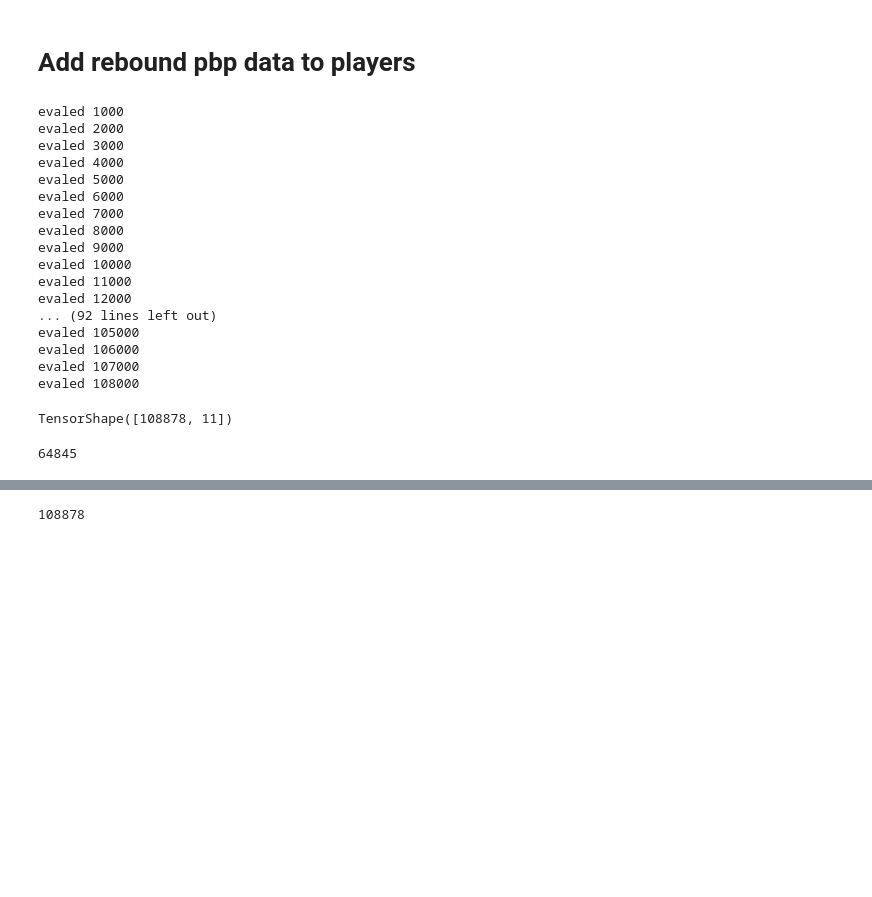
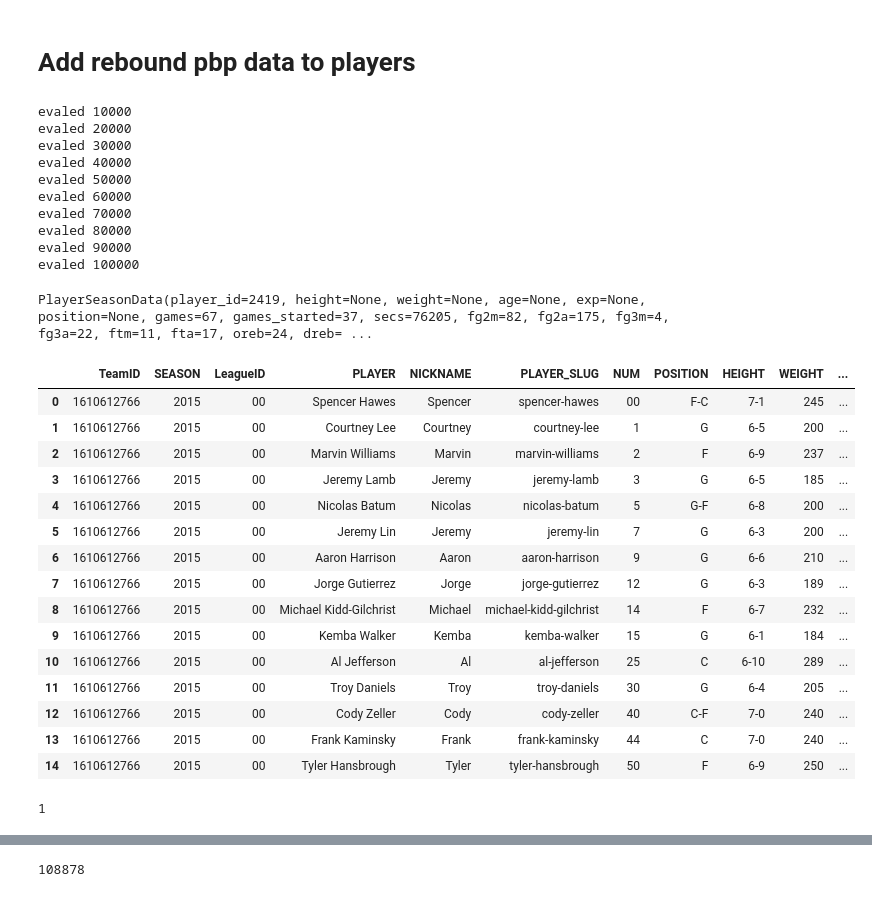
Before and after one commit to bahalbach/nbaproject, a Jupyter notebook: nbaproject/predict_rebounds.ipynb, the cells around one changed output, grey strips where cells are left out. Drawn from its saved outputs; the diff is of its cells as text; code cells hidden in the pictures; blank space fills up the shorter version.

```diff
--- a/nbaproject/predict_rebounds.ipynb
+++ b/nbaproject/predict_rebounds.ipynb
@@ -402,7 +394,9 @@ accr: 0.6766
 # %% [markdown]
 # Add rebound pbp data to players
 # %%
-predictions = tf.nn.softmax(rebound_model.predict(processed_train_X)[0])
+from time import time
+
+predictions = tf.nn.softmax(rebound_model.predict(processed_train_X)[0]).numpy()
 prediction_index = 0
 
 for game_id in train_games:
@@ -411,7 +405,7 @@ for game_id in train_games:
         if ge.event_type == EventType.Rebound:
             prediction = predictions[prediction_index]
             prediction_index += 1
-            if prediction_index % 1000 == 0:
+            if prediction_index % 10000 == 0:
                 print("evaled", prediction_index)
             # chances = {}
             # for result_class, i in category_indices.items():
@@ -426,28 +420,51 @@ for game_id in train_games:
                     else:
                         players[player_id].add_dreb_event(ge, prediction)
 # %% [output]
-evaled 1000
-evaled 2000
-evaled 3000
-evaled 4000
-evaled 5000
-evaled 6000
-evaled 7000
-evaled 8000
-evaled 9000
 evaled 10000
-evaled 11000
-evaled 12000
-... (92 lines left out)
-evaled 105000
-evaled 106000
-evaled 107000
-evaled 108000
+evaled 20000
+evaled 30000
+evaled 40000
+evaled 50000
+evaled 60000
+evaled 70000
+evaled 80000
+evaled 90000
+evaled 100000
-# %%
-predictions.shape
-# %% [output]
-TensorShape([108878, 11])
-# %%
-prediction_index
-# %% [output]
-64845
+# %%
+players[2419]
+# %% [output]
+PlayerSeasonData(player_id=2419, height=None, weight=None, age=None, exp=None, position=None, games=67, games_started=37, secs=76205, fg2m=82, fg2a=175, fg3m=4, fg3a=22, ftm=11, fta=17, oreb=24, dreb= ...
+# %%
+for ts in season.team_seasons.values():
+    ts
+df = ts.roster_df
+df
+# %% [output]
+|  | TeamID | SEASON | LeagueID | PLAYER | NICKNAME | PLAYER_SLUG | NUM | POSITION | HEIGHT | WEIGHT | ... |
+| 0 | 1610612766 | 2015 | 00 | Spencer Hawes | Spencer | spencer-hawes | 00 | F-C | 7-1 | 245 | ... |
+| 1 | 1610612766 | 2015 | 00 | Courtney Lee | Courtney | courtney-lee | 1 | G | 6-5 | 200 | ... |
+| 2 | 1610612766 | 2015 | 00 | Marvin Williams | Marvin | marvin-williams | 2 | F | 6-9 | 237 | ... |
+| 3 | 1610612766 | 2015 | 00 | Jeremy Lamb | Jeremy | jeremy-lamb | 3 | G | 6-5 | 185 | ... |
+| 4 | 1610612766 | 2015 | 00 | Nicolas Batum | Nicolas | nicolas-batum | 5 | G-F | 6-8 | 200 | ... |
+| 5 | 1610612766 | 2015 | 00 | Jeremy Lin | Jeremy | jeremy-lin | 7 | G | 6-3 | 200 | ... |
+| 6 | 1610612766 | 2015 | 00 | Aaron Harrison | Aaron | aaron-harrison | 9 | G | 6-6 | 210 | ... |
+| 7 | 1610612766 | 2015 | 00 | Jorge Gutierrez | Jorge | jorge-gutierrez | 12 | G | 6-3 | 189 | ... |
+| 8 | 1610612766 | 2015 | 00 | Michael Kidd-Gilchrist | Michael | michael-kidd-gilchrist | 14 | F | 6-7 | 232 | ... |
+| 9 | 1610612766 | 2015 | 00 | Kemba Walker | Kemba | kemba-walker | 15 | G | 6-1 | 184 | ... |
+| 10 | 1610612766 | 2015 | 00 | Al Jefferson | Al | al-jefferson | 25 | C | 6-10 | 289 | ... |
+| 11 | 1610612766 | 2015 | 00 | Troy Daniels | Troy | troy-daniels | 30 | G | 6-4 | 205 | ... |
+| 12 | 1610612766 | 2015 | 00 | Cody Zeller | Cody | cody-zeller | 40 | C-F | 7-0 | 240 | ... |
+| 13 | 1610612766 | 2015 | 00 | Frank Kaminsky | Frank | frank-kaminsky | 44 | C | 7-0 | 240 | ... |
+| 14 | 1610612766 | 2015 | 00 | Tyler Hansbrough | Tyler | tyler-hansbrough | 50 | F | 6-9 | 250 | ... |
+# %%
+{
+    'G': 1,
+    'G-F': 2,
+    'F-G': 3,
+    'F': 4,
+    'F-C': 5,
+    'C-F': 6,
+    'C': 7
+}[df.iloc[1].POSITION]
+# %% [output]
+1
```
Also changed, not shown: parts of 15 cells of this notebook.
